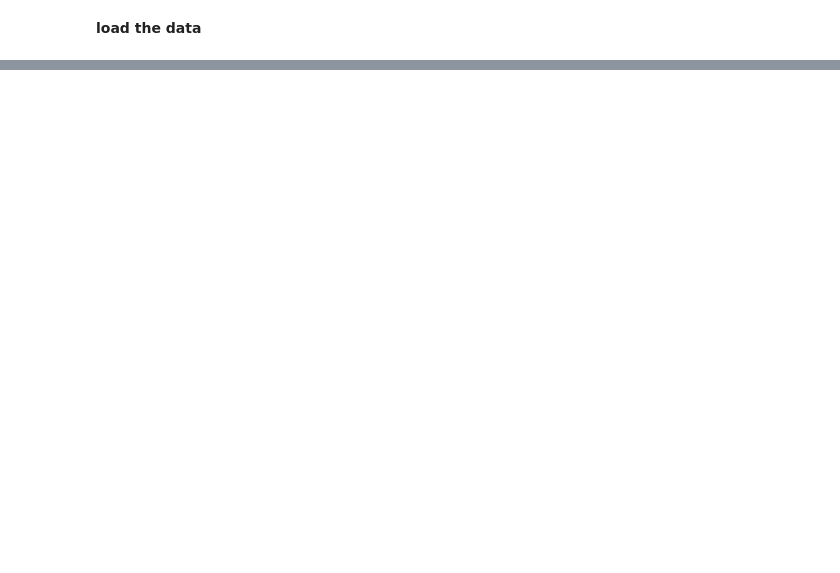
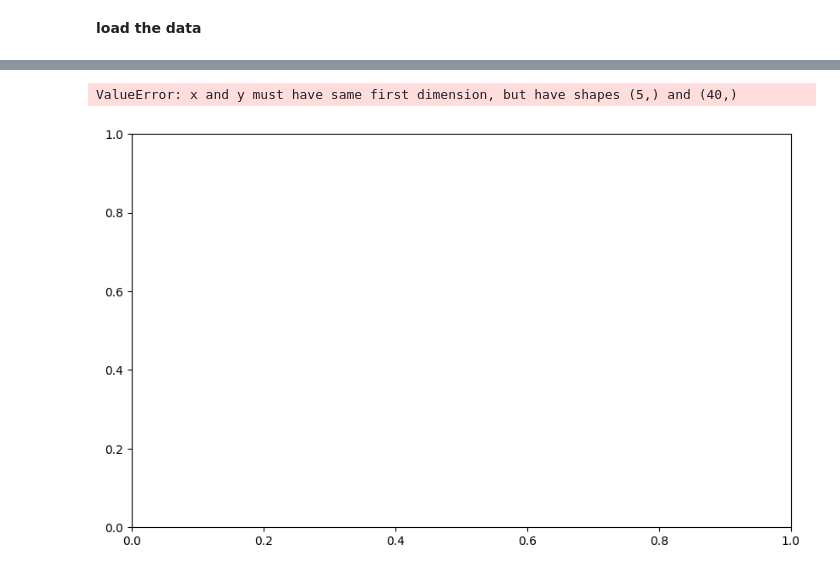
Before and after one commit to M2-ISD-NutriRAG/NutriRAG, a Jupyter notebook: backend/experiments/notebooks/rank_evaluation.ipynb, the cells around one changed output, grey strips where cells are left out. Cells and saved outputs as stored; diff of their text form; code cells hidden in the pictures; blank space fills up the shorter version.

Commit message:
final script to evaluate columns configuratiosn and emebddings models

```diff
--- a/backend/experiments/notebooks/rank_evaluation.ipynb
+++ b/backend/experiments/notebooks/rank_evaluation.ipynb
@@ -258,15 +124,0 @@ if __name__ == "__main__":
-# %%
-import json
-import pandas as pd
-
-metrics = "../experiments/exp2/metrics/embedding/retrieved_query_documents_aggregated_metrics.json"
-
-with open(metrics, "r", encoding="utf-8") as f:
-    data = json.load(f)
-
-df = pd.DataFrame(data)
-k_values = sorted(df['k'].unique())
-
-df['score'] = 0.6 * df['precision@k'] + 0.4 * df['NDCG@k']
-
-df[df['k'] == 5][['model', 'config', 'precision@k', 'NDCG@k', 'recall@k', 'score']].sort_values('score', ascending=False)
@@ -274,0 +201,39 @@ df[df['k'] == 10][['model', 'config', 'precision@k', 'NDCG@k', 'score']].sort_va
+# %%
+import matplotlib.pyplot as plt
+import pandas as pd
+
+# Filter for config_1 and config_5
+df_config1 = df[df['config'] == 'config_1']
+df_config5 = df[df['config'] == 'config_5']
+
+# Extract k values and precision values
+k_values = [1, 3, 5, 10, 20]
+
+# Get precision values for each config
+precision_config1 = df_config1[df_config1['k'].isin(k_values)].sort_values('k')['precision@k'].values
+precision_config5 = df_config5[df_config5['k'].isin(k_values)].sort_values('k')['precision@k'].values
+
+# Create the plot
+plt.figure(figsize=(10, 6))
+plt.plot(k_values, precision_config1, marker='o', label='Config 1', linewidth=2, markersize=8)
+plt.plot(k_values, precision_config5, marker='s', label='Config 5', linewidth=2, markersize=8)
+
+plt.xlabel('K (Number of Retrieved Documents)', fontsize=12)
+plt.ylabel('Precision@K', fontsize=12)
+plt.title('Precision@K Comparison: Config 1 vs Config 5', fontsize=14, fontweight='bold')
+plt.legend(fontsize=11)
+plt.grid(True, alpha=0.3)
+plt.xticks(k_values)
+
+# Add value labels on points
+for i, k in enumerate(k_values):
+    plt.text(k, precision_config1[i], f'{precision_config1[i]:.3f}',
+             ha='center', va='bottom', fontsize=9)
+    plt.text(k, precision_config5[i], f'{precision_config5[i]:.3f}',
+             ha='center', va='top', fontsize=9)
+
+plt.tight_layout()
+plt.show()
+# %% [output]
+ValueError: x and y must have same first dimension, but have shapes (5,) and (40,)
+[figure, added]
```
Also changed, not shown: parts of 9 cells of this notebook, 16 other files.
